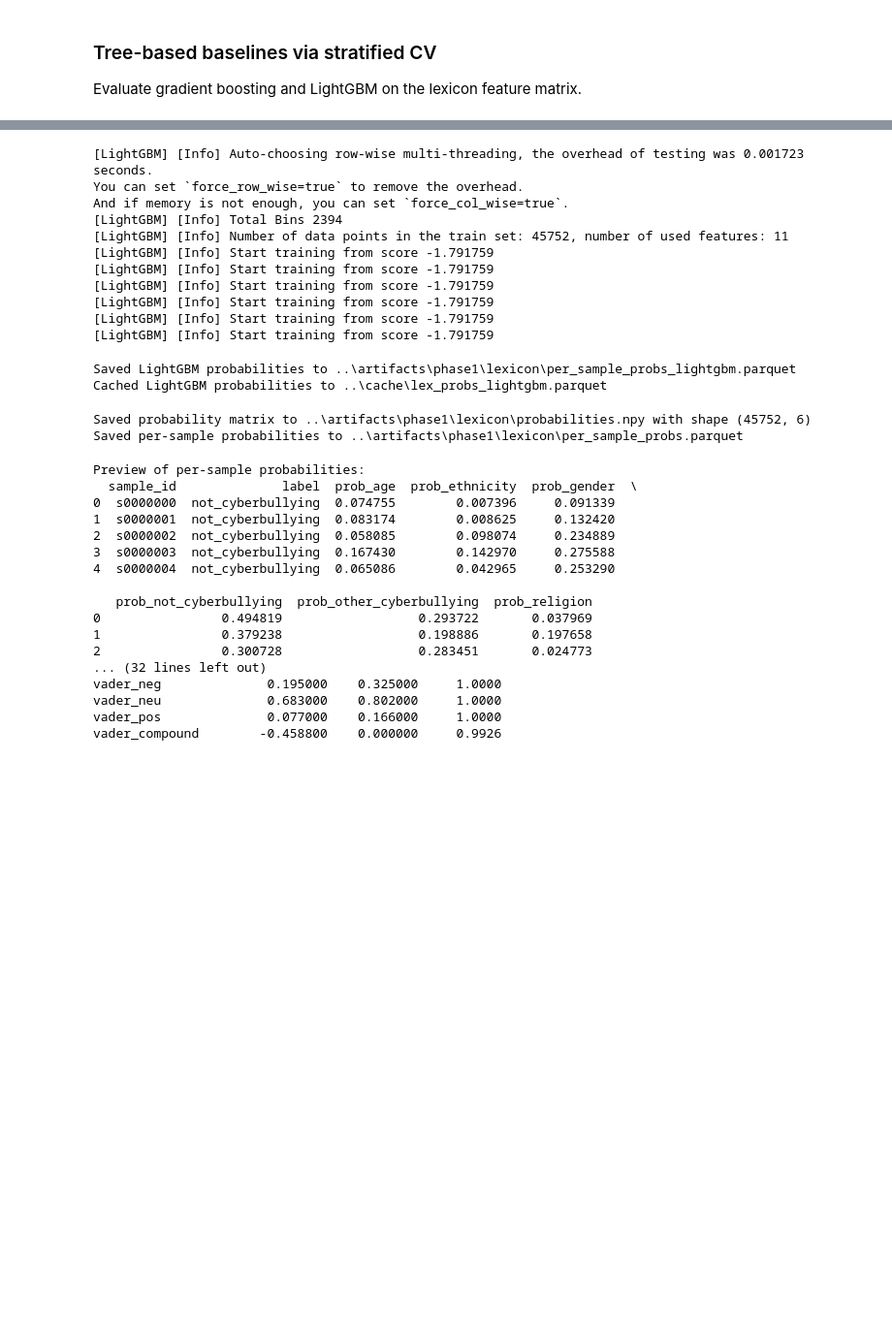
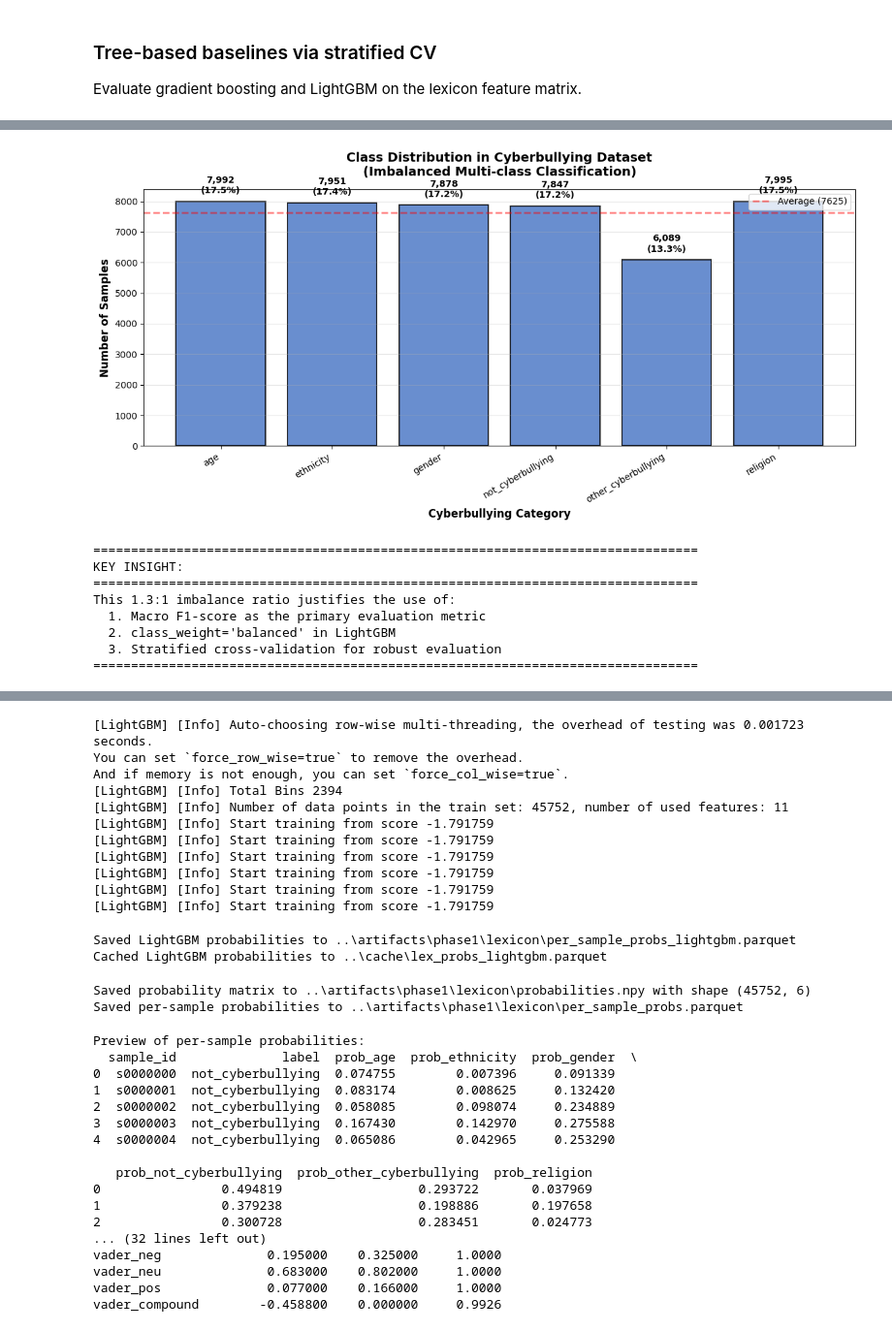
Before and after one commit to hiitsvan/G2T2-emojis-to-emotions, a Jupyter notebook: notebooks/04_lexicon.ipynb, the cells around one changed output, grey strips where cells are left out. Shown at 97% size. Cells and saved outputs as stored; diff of their text form; code cells hidden in the pictures; blank space fills up the shorter version.

```diff
--- a/notebooks/04_lexicon.ipynb
+++ b/notebooks/04_lexicon.ipynb
@@ -300,0 +452,69 @@ GradientBoosting | acc=0.5039 ± 0.0059 | macro-F1=0.4827 ± 0.0054
+# %%
+# === CLASS DISTRIBUTION ANALYSIS ===
+import matplotlib.pyplot as plt
+import seaborn as sns
+
+# Get class distribution
+label_counts = df['label'].value_counts().sort_index()
+total_samples = len(df)
+
+print("="*80)
+print("CLASS DISTRIBUTION (6 Cyberbullying Classification Categories)")
+print("="*80)
+print(f"\n{'Category':<25} {'Count':<10} {'Percentage'}")
+print("-"*80)
+
+for label, count in label_counts.items():
+    pct = (count / total_samples) * 100
+    print(f"{label:<25} {count:>8,} {pct:>9.2f}%")
+
+print(f"\n{'TOTAL':<25} {total_samples:>8,} {'100.00%':>9}")
+
+# Calculate imbalance ratio
+imbalance_ratio = label_counts.max() / label_counts.min()
+print(f"\nClass Imbalance Ratio: {imbalance_ratio:.2f}:1")
+print(f"Most common:  {label_counts.idxmax()} ({label_counts.max():,} samples)")
+print(f"Least common: {label_counts.idxmin()} ({label_counts.min():,} samples)")
+
+# Visualize class distribution
+fig, ax = plt.subplots(figsize=(12, 6))
+
+bars = ax.bar(range(len(label_counts)), label_counts.values,
+              color='#4472C4', alpha=0.8, edgecolor='black', linewidth=1.5)
+
+# Add percentage labels on bars
+for i, (bar, count) in enumerate(zip(bars, label_counts.values)):
+    height = bar.get_height()
+    pct = (count / total_samples) * 100
+    ax.text(bar.get_x() + bar.get_width()/2., height + 200,
+            f'{count:,}\n({pct:.1f}%)', ha='center', va='bottom',
+            fontsize=10, fontweight='bold')
+
+ax.set_xlabel('Cyberbullying Category', fontsize=12, fontweight='bold')
+ax.set_ylabel('Number of Samples', fontsize=12, fontweight='bold')
+ax.set_title('Class Distribution in Cyberbullying Dataset\n(Imbalanced Multi-class Classification)',
+             fontsize=14, fontweight='bold', pad=15)
+ax.set_xticks(range(len(label_counts)))
+ax.set_xticklabels(label_counts.index, rotation=30, ha='right', fontsize=10)
+ax.grid(axis='y', alpha=0.3)
+
+# Add horizontal line for average
+avg_count = total_samples / len(label_counts)
+ax.axhline(y=avg_count, color='red', linestyle='--', alpha=0.5,
+           linewidth=2, label=f'Average ({avg_count:.0f})')
+ax.legend(fontsize=10)
+
+plt.tight_layout()
+plt.savefig('../artifacts/phase1/lexicon/class_distribution.png', dpi=150, bbox_inches='tight')
+print(f"\nSaved visualization to: ../artifacts/phase1/lexicon/class_distribution.png")
+plt.show()
+
+print("\n" + "="*80)
+print("KEY INSIGHT:")
+print("="*80)
+print(f"This {imbalance_ratio:.1f}:1 imbalance ratio justifies the use of:")
+print("  1. Macro F1-score as the primary evaluation metric")
+print("  2. class_weight='balanced' in LightGBM")
+print("  3. Stratified cross-validation for robust evaluation")
+print("="*80)
+# %% [output]
@@ -300,0 +541,9 @@ GradientBoosting | acc=0.5039 ± 0.0059 | macro-F1=0.4827 ± 0.0054
+[figure, added]
+================================================================================
+KEY INSIGHT:
+================================================================================
+This 1.3:1 imbalance ratio justifies the use of:
+  1. Macro F1-score as the primary evaluation metric
+  2. class_weight='balanced' in LightGBM
+  3. Stratified cross-validation for robust evaluation
+================================================================================
```
Also changed, not shown: parts of 9 cells of this notebook, 5 other files.
